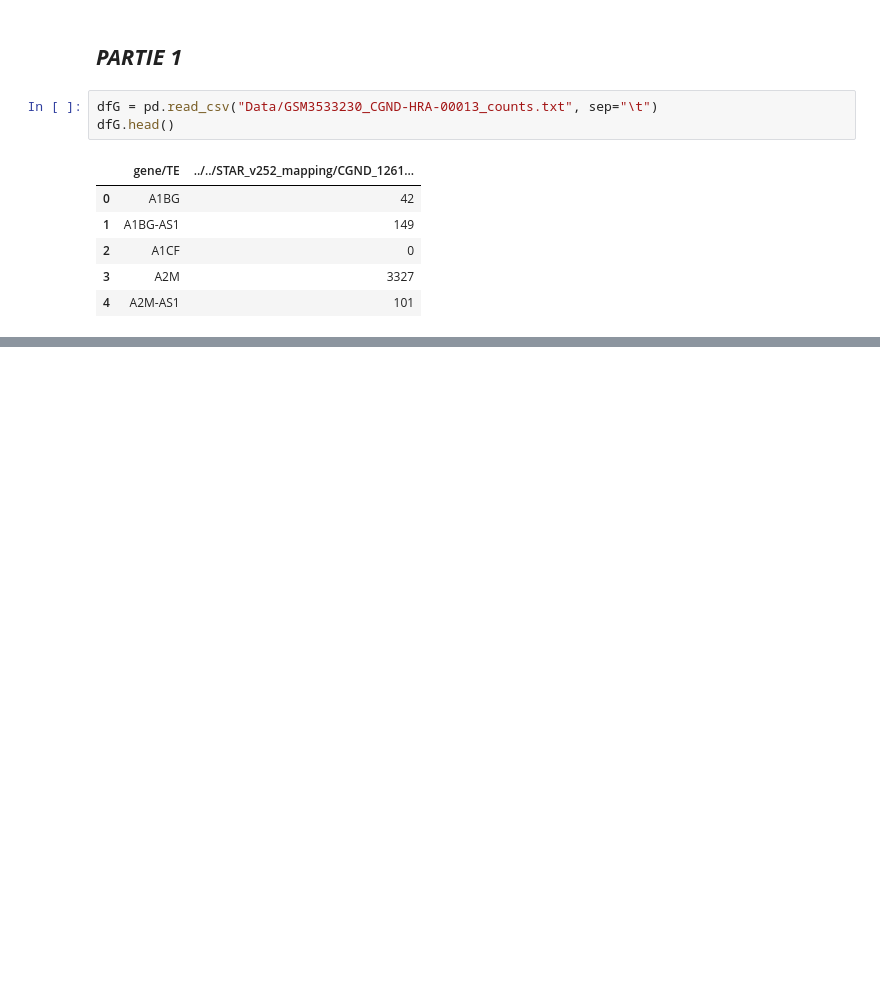
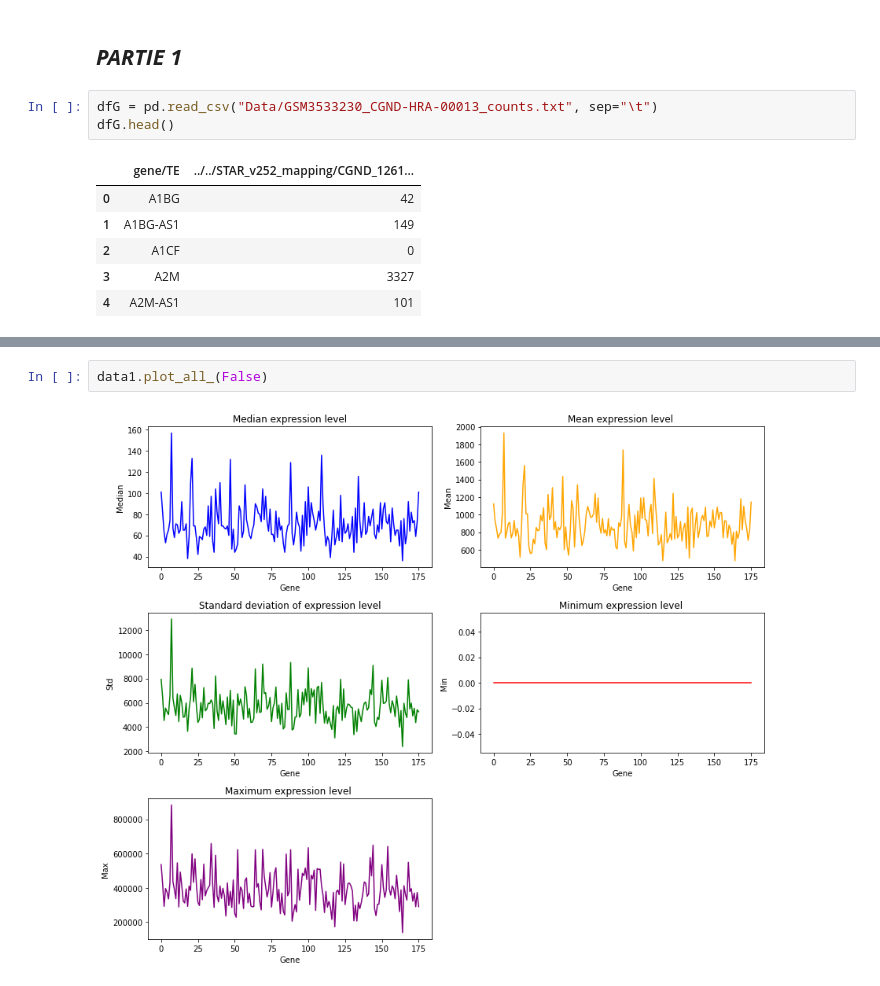
Before and after one commit to SamSamV/Bio-info, a Jupyter notebook: main.ipynb, the cells around one changed output, grey strips where cells are left out. Drawn from its saved outputs; the diff is of its cells as text; blank space fills up the shorter version.

```diff
--- a/main.ipynb
+++ b/main.ipynb
@@ -243,0 +229,4 @@ plt.plot(val)
+# %%
+data1.plot_all_(False)
+# %% [output]
+[figure, added]
```
Also changed, not shown: parts of 72 cells of this notebook, 40 other files.
